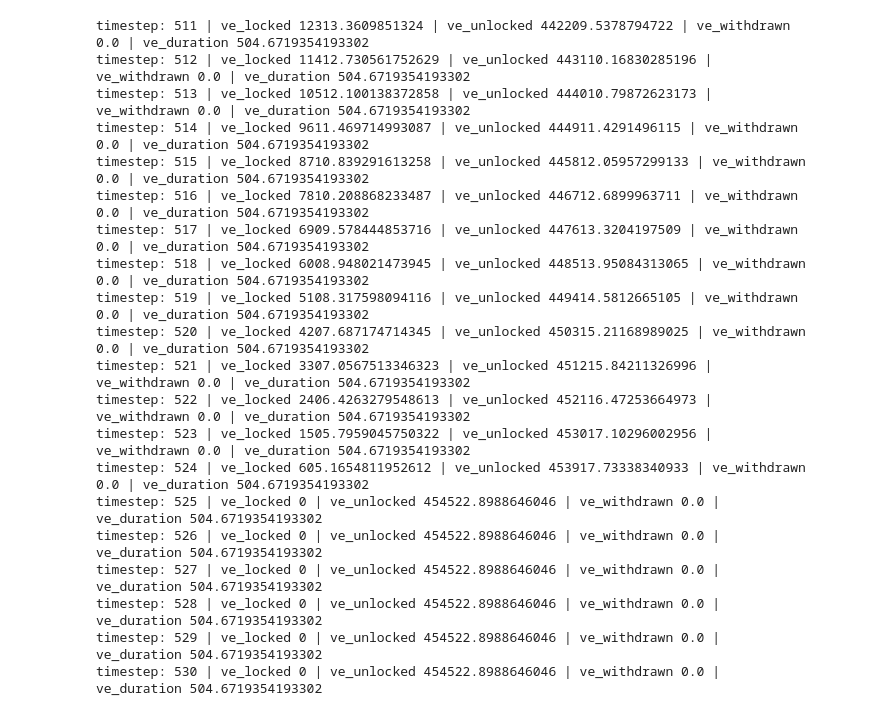
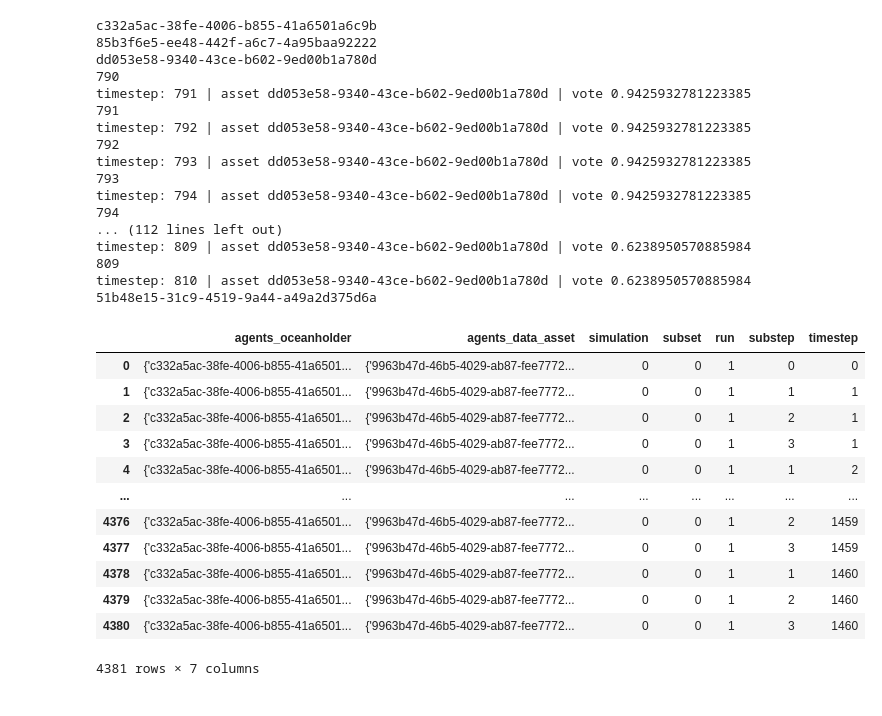
Before and after one commit to phacker3/playground, a Jupyter notebook: Oceanmodel/run.ipynb, the cells around one changed output. Drawn from its saved outputs; the diff is of its cells as text; code cells hidden in the pictures.

```diff
--- a/Oceanmodel/run.ipynb
+++ b/Oceanmodel/run.ipynb
@@ -41,35 +32,55 @@ SyntaxError: invalid syntax (883390667.py, line 4)
 # %%
-for agent in simulation_result[simulation_result.substep == 2].agents_oceanholder.iloc[0].keys():
+for agent in simulation_result[simulation_result.substep == 3].agents_oceanholder.iloc[0].keys():
     #for i in range(0,30):
-    #    print(f"timestep: {simulation_result[simulation_result.substep == 2].iloc[i].timestep} | ocean_balance {simulation_result[simulation_result.substep == 2].agents_oceanholder.iloc[i][agent].oceanbalance}")
+    #    print(f"timestep: {simulation_result[simulation_result.substep == 3].iloc[i].timestep} | ocean_balance {simulation_result[simulation_result.substep == 3].agents_oceanholder.iloc[i][agent].oceanbalance}")
 
-    for acct in simulation_result[simulation_result.substep == 2].agents_oceanholder.iloc[20][agent].veaccounts.keys():
-        for i in range(510,530):
-            if len(simulation_result[simulation_result.substep == 2].agents_oceanholder.iloc[i][agent].veaccounts.keys()) == 0:
-                print(f"timestep: {i} | no ve accounts")
+    #for acct in simulation_result[simulation_result.substep == 3].agents_oceanholder.iloc[20][agent].veaccounts.keys():
+    print(agent)
+    for asset in simulation_result[simulation_result.substep == 3].agents_oceanholder.iloc[600][agent].votepercent.keys():
+        print(asset)
+        for i in range(790,810):
+            print(i)
+            #if len(simulation_result[simulation_result.substep == 3].agents_oceanholder.iloc[i][agent].veaccounts.keys()) == 0:
+            if len(simulation_result[simulation_result.substep == 3].agents_oceanholder.iloc[i][agent].votepercent.keys()) == 0:
+                #print(f"timestep: {i} | no ve accounts")
+                print(f"timestep: {i} | no votes set")
             else:
-                print(f"timestep: {simulation_result[simulation_result.substep == 2].iloc[i].timestep} | ve_locked {simulation_result[simulation_result.substep == 2].agents_oceanholder.iloc[i][agent].veaccounts[acct].locked} | ve_unlocked {simulation_result[simulation_result.substep == 2].agents_oceanholder.iloc[i][agent].veaccounts[acct].unlocked} | ve_withdrawn {simulation_result[simulation_result.substep == 2].agents_oceanholder.iloc[i][agent].veaccounts[acct].withdrawn} | ve_duration {simulation_result[simulation_result.substep == 2].agents_oceanholder.iloc[i][agent].veaccounts[acct].lockduration}")
+                #print(f"timestep: {simulation_result[simulation_result.substep == 3].iloc[i].timestep} | ve_locked {simulation_result[simulation_result.substep == 3].agents_oceanholder.iloc[i][agent].veaccounts[acct].locked} | ve_unlocked {simulation_result[simulation_result.substep == 3].agents_oceanholder.iloc[i][agent].veaccounts[acct].unlocked} | ve_withdrawn {simulation_result[simulation_result.substep == 3].agents_oceanholder.iloc[i][agent].veaccounts[acct].withdrawn} | ve_duration {simulation_result[simulation_result.substep == 3].agents_oceanholder.iloc[i][agent].veaccounts[acct].lockduration}")
+                print(f"timestep: {simulation_result[simulation_result.substep == 3].iloc[i].timestep} | asset {asset} | vote {simulation_result[simulation_result.substep == 3].agents_oceanholder.iloc[i][agent].votepercent[asset]}")
 # %% [output]
-timestep: 511 | ve_locked 12313.3609851324 | ve_unlocked 442209.5378794722 | ve_withdrawn 0.0 | ve_duration 504.6719354193302
-timestep: 512 | ve_locked 11412.730561752629 | ve_unlocked 443110.16830285196 | ve_withdrawn 0.0 | ve_duration 504.6719354193302
-timestep: 513 | ve_locked 10512.100138372858 | ve_unlocked 444010.79872623173 | ve_withdrawn 0.0 | ve_duration 504.6719354193302
-timestep: 514 | ve_locked 9611.469714993087 | ve_unlocked 444911.4291496115 | ve_withdrawn 0.0 | ve_duration 504.6719354193302
-timestep: 515 | ve_locked 8710.839291613258 | ve_unlocked 445812.05957299133 | ve_withdrawn 0.0 | ve_duration 504.6719354193302
-timestep: 516 | ve_locked 7810.208868233487 | ve_unlocked 446712.6899963711 | ve_withdrawn 0.0 | ve_duration 504.6719354193302
-timestep: 517 | ve_locked 6909.578444853716 | ve_unlocked 447613.3204197509 | ve_withdrawn 0.0 | ve_duration 504.6719354193302
-timestep: 518 | ve_locked 6008.948021473945 | ve_unlocked 448513.95084313065 | ve_withdrawn 0.0 | ve_duration 504.6719354193302
-timestep: 519 | ve_locked 5108.317598094116 | ve_unlocked 449414.5812665105 | ve_withdrawn 0.0 | ve_duration 504.6719354193302
-timestep: 520 | ve_locked 4207.687174714345 | ve_unlocked 450315.21168989025 | ve_withdrawn 0.0 | ve_duration 504.6719354193302
-timestep: 521 | ve_locked 3307.0567513346323 | ve_unlocked 451215.84211326996 | ve_withdrawn 0.0 | ve_duration 504.6719354193302
-timestep: 522 | ve_locked 2406.4263279548613 | ve_unlocked 452116.47253664973 | ve_withdrawn 0.0 | ve_duration 504.6719354193302
-timestep: 523 | ve_locked 1505.7959045750322 | ve_unlocked 453017.10296002956 | ve_withdrawn 0.0 | ve_duration 504.6719354193302
-timestep: 524 | ve_locked 605.1654811952612 | ve_unlocked 453917.73338340933 | ve_withdrawn 0.0 | ve_duration 504.6719354193302
-timestep: 525 | ve_locked 0 | ve_unlocked 454522.8988646046 | ve_withdrawn 0.0 | ve_duration 504.6719354193302
-timestep: 526 | ve_locked 0 | ve_unlocked 454522.8988646046 | ve_withdrawn 0.0 | ve_duration 504.6719354193302
-timestep: 527 | ve_locked 0 | ve_unlocked 454522.8988646046 | ve_withdrawn 0.0 | ve_duration 504.6719354193302
-timestep: 528 | ve_locked 0 | ve_unlocked 454522.8988646046 | ve_withdrawn 0.0 | ve_duration 504.6719354193302
-timestep: 529 | ve_locked 0 | ve_unlocked 454522.8988646046 | ve_withdrawn 0.0 | ve_duration 504.6719354193302
-timestep: 530 | ve_locked 0 | ve_unlocked 454522.8988646046 | ve_withdrawn 0.0 | ve_duration 504.6719354193302
+c332a5ac-38fe-4006-b855-41a6501a6c9b
+85b3f6e5-ee48-442f-a6c7-4a95baa92222
+dd053e58-9340-43ce-b602-9ed00b1a780d
+790
+timestep: 791 | asset dd053e58-9340-43ce-b602-9ed00b1a780d | vote 0.9425932781223385
+791
+timestep: 792 | asset dd053e58-9340-43ce-b602-9ed00b1a780d | vote 0.9425932781223385
+792
+timestep: 793 | asset dd053e58-9340-43ce-b602-9ed00b1a780d | vote 0.9425932781223385
+793
+timestep: 794 | asset dd053e58-9340-43ce-b602-9ed00b1a780d | vote 0.9425932781223385
+794
+... (112 lines left out)
+timestep: 809 | asset dd053e58-9340-43ce-b602-9ed00b1a780d | vote 0.6238950570885984
+809
+timestep: 810 | asset dd053e58-9340-43ce-b602-9ed00b1a780d | vote 0.6238950570885984
+51b48e15-31c9-4519-9a44-a49a2d375d6a
+# %%
+simulation_result
+# %% [output]
+|  | agents_oceanholder | agents_data_asset | simulation | subset | run | substep | timestep |
+| 0 | {'c332a5ac-38fe-4006-b855-41a6501... | {'9963b47d-46b5-4029-ab87-fee7772... | 0 | 0 | 1 | 0 | 0 |
+| 1 | {'c332a5ac-38fe-4006-b855-41a6501... | {'9963b47d-46b5-4029-ab87-fee7772... | 0 | 0 | 1 | 1 | 1 |
+| 2 | {'c332a5ac-38fe-4006-b855-41a6501... | {'9963b47d-46b5-4029-ab87-fee7772... | 0 | 0 | 1 | 2 | 1 |
+| 3 | {'c332a5ac-38fe-4006-b855-41a6501... | {'9963b47d-46b5-4029-ab87-fee7772... | 0 | 0 | 1 | 3 | 1 |
+| 4 | {'c332a5ac-38fe-4006-b855-41a6501... | {'9963b47d-46b5-4029-ab87-fee7772... | 0 | 0 | 1 | 1 | 2 |
+| ... | ... | ... | ... | ... | ... | ... | ... |
+| 4376 | {'c332a5ac-38fe-4006-b855-41a6501... | {'9963b47d-46b5-4029-ab87-fee7772... | 0 | 0 | 1 | 2 | 1459 |
+| 4377 | {'c332a5ac-38fe-4006-b855-41a6501... | {'9963b47d-46b5-4029-ab87-fee7772... | 0 | 0 | 1 | 3 | 1459 |
+| 4378 | {'c332a5ac-38fe-4006-b855-41a6501... | {'9963b47d-46b5-4029-ab87-fee7772... | 0 | 0 | 1 | 1 | 1460 |
+| 4379 | {'c332a5ac-38fe-4006-b855-41a6501... | {'9963b47d-46b5-4029-ab87-fee7772... | 0 | 0 | 1 | 2 | 1460 |
+| 4380 | {'c332a5ac-38fe-4006-b855-41a6501... | {'9963b47d-46b5-4029-ab87-fee7772... | 0 | 0 | 1 | 3 | 1460 |
+4381 rows × 7 columns
 # %%
 # Plots for each oceanholder:
 # x1. ocean balance over time
```
Also changed, not shown: parts of 5 cells of this notebook, 5 other files.
